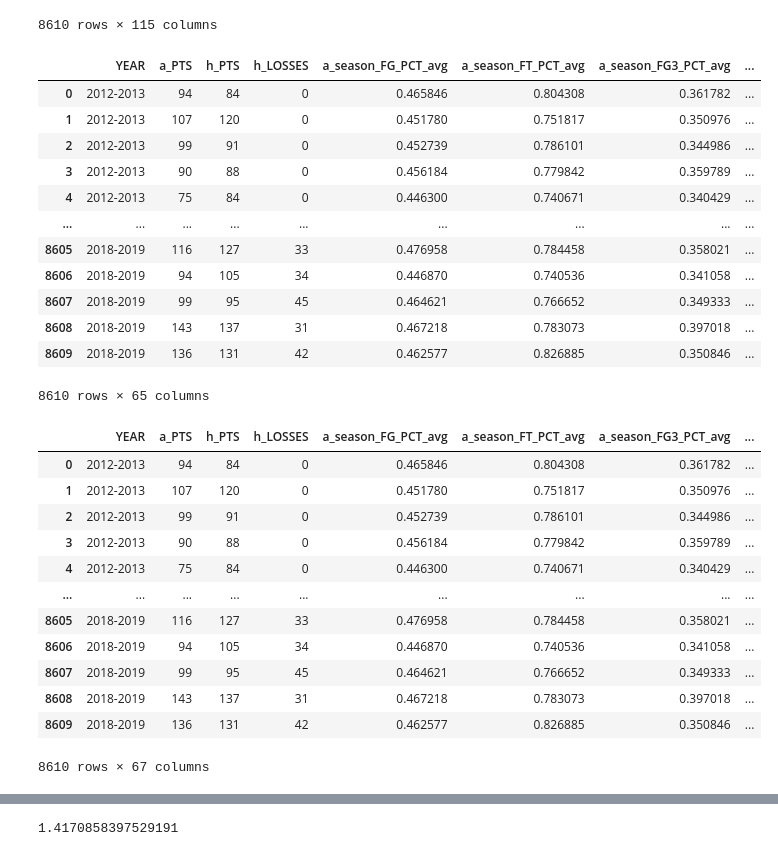
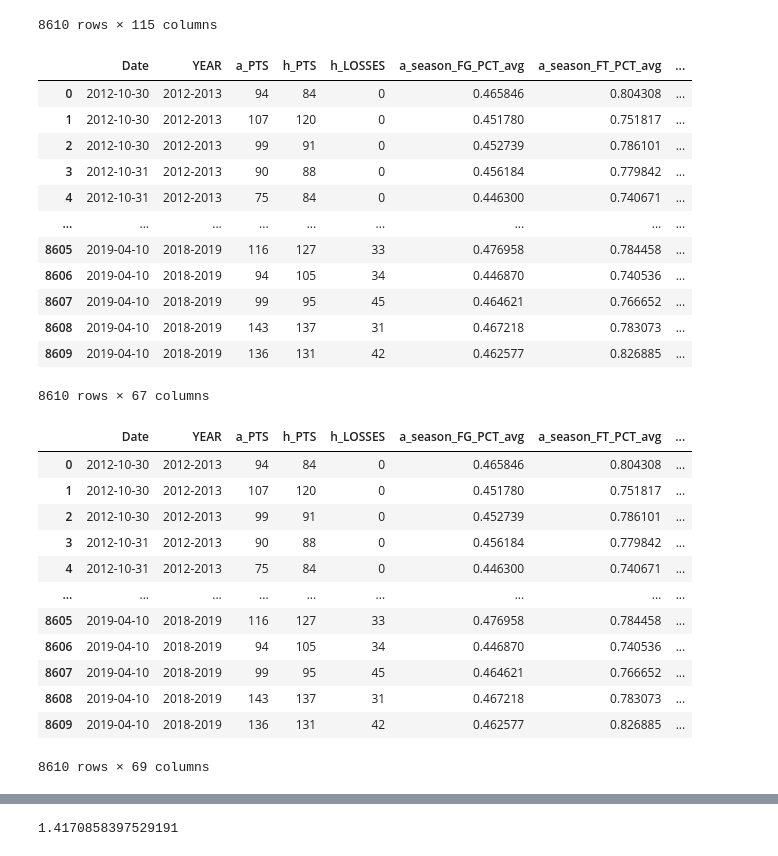
Before and after one commit to lathangregg/DL_project, a Jupyter notebook: notebooks/lathan2.ipynb, the cells around one changed output, grey strips where cells are left out. Drawn from its saved outputs; the diff is of its cells as text; code cells hidden in the pictures.

```diff
--- a/notebooks/lathan2.ipynb
+++ b/notebooks/lathan2.ipynb
@@ -194,43 +174,43 @@ combined_df
 # %%
 columns_to_drop = ['a_FG_PCT', 'a_FT_PCT','a_FG3_PCT', 'a_AST', 'a_REB', 'a_TOV','GAME_ID', 'h_FG_PCT',
                    'h_FT_PCT', 'h_FG3_PCT','h_AST', 'h_REB', 'h_TOV',
-                   'GAME_SEQUENCE', 'Date', 'a_index', 'a_TEAM_ID','h_TEAM_ID', 'a_TEAM_WINS_LOSSES',
+                   'GAME_SEQUENCE', 'a_index', 'a_TEAM_ID','h_TEAM_ID', 'a_TEAM_WINS_LOSSES',
                   'h_TEAM_WINS_LOSSES', 'IS_PLAYOFF_GAME', 'h_index', 'HOME_WIN', 'a_SEASON_GAMES_PLAYED', 'h_SEASON_GAMES_PLAYED',
                   'a_WINS', 'a_LOSSES', 'h_WINS', 'a_SEASON_GAMES_PLAYED', 'h_SEASON_GAMES_PLAYED', 'a_season_PTS_lag', 'a_season_AST_lag',
-                  'a_season_REB_lag', 'a_season_TOV_lag', 'h_season_PTS_lag', 'h_season_AST_lag', 'h_season_REB_lag', 'h_season_TOV_lag', 'GameId',
+                  'a_season_REB_lag', 'a_season_TOV_lag', 'h_season_PTS_lag', 'h_season_AST_lag', 'h_season_REB_lag', 'h_season_TOV_lag',
                   'h_Date', 'h_Team', 'h_OppTeam', 'h_TeamId', 'h_YEAR', 'h_Result', 'h_Total', 'a_Date', 'a_Team', 'a_OppTeam', 'a_TeamId', 'a_YEAR', 'a_Result']
 combined_df = combined_df.drop(columns=columns_to_drop)
 combined_df
 # %% [output]
-|  | YEAR | a_PTS | h_PTS | h_LOSSES | a_season_FG_PCT_avg | a_season_FT_PCT_avg | a_season_FG3_PCT_avg | ... |
-| 0 | 2012-2013 | 94 | 84 | 0 | 0.465846 | 0.804308 | 0.361782 | ... |
-| 1 | 2012-2013 | 107 | 120 | 0 | 0.451780 | 0.751817 | 0.350976 | ... |
-| 2 | 2012-2013 | 99 | 91 | 0 | 0.452739 | 0.786101 | 0.344986 | ... |
-| 3 | 2012-2013 | 90 | 88 | 0 | 0.456184 | 0.779842 | 0.359789 | ... |
-| 4 | 2012-2013 | 75 | 84 | 0 | 0.446300 | 0.740671 | 0.340429 | ... |
+|  | Date | YEAR | a_PTS | h_PTS | h_LOSSES | a_season_FG_PCT_avg | a_season_FT_PCT_avg | ... |
+| 0 | 2012-10-30 | 2012-2013 | 94 | 84 | 0 | 0.465846 | 0.804308 | ... |
+| 1 | 2012-10-30 | 2012-2013 | 107 | 120 | 0 | 0.451780 | 0.751817 | ... |
+| 2 | 2012-10-30 | 2012-2013 | 99 | 91 | 0 | 0.452739 | 0.786101 | ... |
+| 3 | 2012-10-31 | 2012-2013 | 90 | 88 | 0 | 0.456184 | 0.779842 | ... |
+| 4 | 2012-10-31 | 2012-2013 | 75 | 84 | 0 | 0.446300 | 0.740671 | ... |
 | ... | ... | ... | ... | ... | ... | ... | ... | ... |
-| 8605 | 2018-2019 | 116 | 127 | 33 | 0.476958 | 0.784458 | 0.358021 | ... |
-| 8606 | 2018-2019 | 94 | 105 | 34 | 0.446870 | 0.740536 | 0.341058 | ... |
-| 8607 | 2018-2019 | 99 | 95 | 45 | 0.464621 | 0.766652 | 0.349333 | ... |
-| 8608 | 2018-2019 | 143 | 137 | 31 | 0.467218 | 0.783073 | 0.397018 | ... |
-| 8609 | 2018-2019 | 136 | 131 | 42 | 0.462577 | 0.826885 | 0.350846 | ... |
+| 8605 | 2019-04-10 | 2018-2019 | 116 | 127 | 33 | 0.476958 | 0.784458 | ... |
+| 8606 | 2019-04-10 | 2018-2019 | 94 | 105 | 34 | 0.446870 | 0.740536 | ... |
+| 8607 | 2019-04-10 | 2018-2019 | 99 | 95 | 45 | 0.464621 | 0.766652 | ... |
+| 8608 | 2019-04-10 | 2018-2019 | 143 | 137 | 31 | 0.467218 | 0.783073 | ... |
+| 8609 | 2019-04-10 | 2018-2019 | 136 | 131 | 42 | 0.462577 | 0.826885 | ... |
-8610 rows × 65 columns
+8610 rows × 67 columns
 # %%
 combined_df['h_cover'] = np.where((combined_df['h_PTS'] + combined_df['h_Average_Line_Spread'] - combined_df['a_PTS']) > 0, 1, 0)
 combined_df['over_cover'] = np.where(combined_df['Total'] > combined_df['Average_Line_OU'], 1, 0)
 combined_df
 # %% [output]
-|  | YEAR | a_PTS | h_PTS | h_LOSSES | a_season_FG_PCT_avg | a_season_FT_PCT_avg | a_season_FG3_PCT_avg | ... |
-| 0 | 2012-2013 | 94 | 84 | 0 | 0.465846 | 0.804308 | 0.361782 | ... |
-| 1 | 2012-2013 | 107 | 120 | 0 | 0.451780 | 0.751817 | 0.350976 | ... |
-| 2 | 2012-2013 | 99 | 91 | 0 | 0.452739 | 0.786101 | 0.344986 | ... |
-| 3 | 2012-2013 | 90 | 88 | 0 | 0.456184 | 0.779842 | 0.359789 | ... |
-| 4 | 2012-2013 | 75 | 84 | 0 | 0.446300 | 0.740671 | 0.340429 | ... |
+|  | Date | YEAR | a_PTS | h_PTS | h_LOSSES | a_season_FG_PCT_avg | a_season_FT_PCT_avg | ... |
+| 0 | 2012-10-30 | 2012-2013 | 94 | 84 | 0 | 0.465846 | 0.804308 | ... |
+| 1 | 2012-10-30 | 2012-2013 | 107 | 120 | 0 | 0.451780 | 0.751817 | ... |
+| 2 | 2012-10-30 | 2012-2013 | 99 | 91 | 0 | 0.452739 | 0.786101 | ... |
+| 3 | 2012-10-31 | 2012-2013 | 90 | 88 | 0 | 0.456184 | 0.779842 | ... |
+| 4 | 2012-10-31 | 2012-2013 | 75 | 84 | 0 | 0.446300 | 0.740671 | ... |
 | ... | ... | ... | ... | ... | ... | ... | ... | ... |
-| 8605 | 2018-2019 | 116 | 127 | 33 | 0.476958 | 0.784458 | 0.358021 | ... |
-| 8606 | 2018-2019 | 94 | 105 | 34 | 0.446870 | 0.740536 | 0.341058 | ... |
-| 8607 | 2018-2019 | 99 | 95 | 45 | 0.464621 | 0.766652 | 0.349333 | ... |
-| 8608 | 2018-2019 | 143 | 137 | 31 | 0.467218 | 0.783073 | 0.397018 | ... |
-| 8609 | 2018-2019 | 136 | 131 | 42 | 0.462577 | 0.826885 | 0.350846 | ... |
+| 8605 | 2019-04-10 | 2018-2019 | 116 | 127 | 33 | 0.476958 | 0.784458 | ... |
+| 8606 | 2019-04-10 | 2018-2019 | 94 | 105 | 34 | 0.446870 | 0.740536 | ... |
+| 8607 | 2019-04-10 | 2018-2019 | 99 | 95 | 45 | 0.464621 | 0.766652 | ... |
+| 8608 | 2019-04-10 | 2018-2019 | 143 | 137 | 31 | 0.467218 | 0.783073 | ... |
+| 8609 | 2019-04-10 | 2018-2019 | 136 | 131 | 42 | 0.462577 | 0.826885 | ... |
-8610 rows × 67 columns
+8610 rows × 69 columns
 # %%
```
Also changed, not shown: parts of 46 cells of this notebook.
